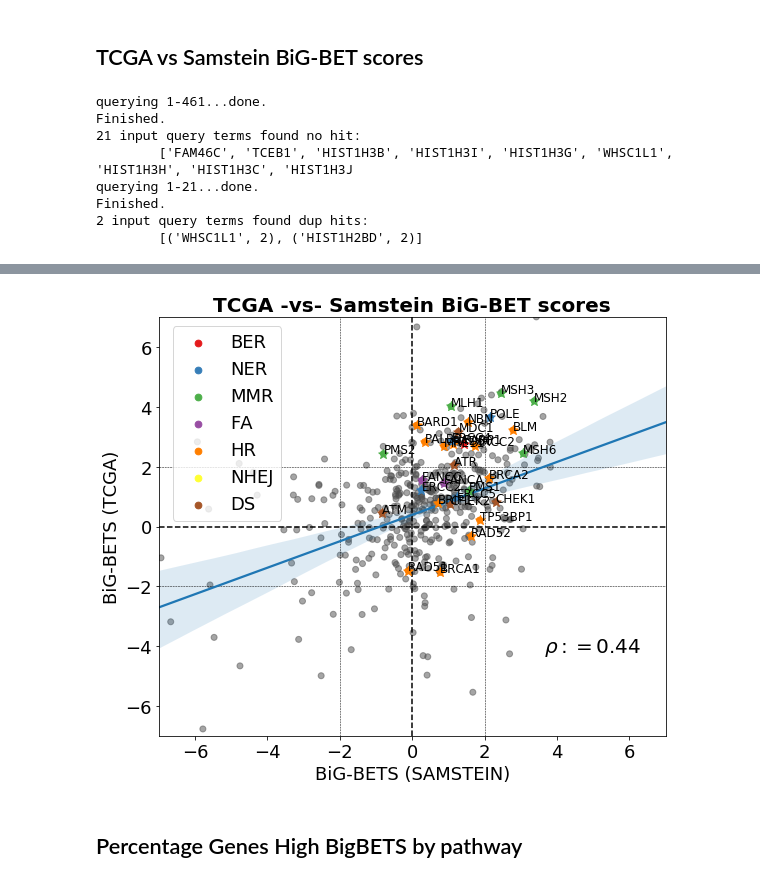
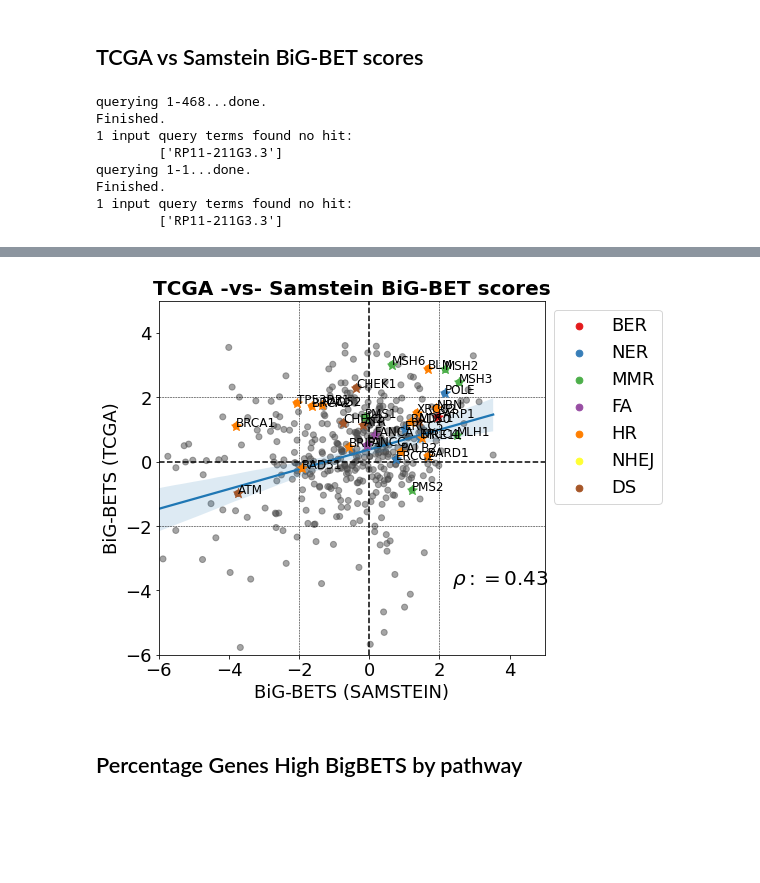
Before and after one commit to wweir827/BIGBETS, a Jupyter notebook: notebooks/tcga_rewiring_fullnetwork_plots.ipynb, the cells around one changed output, grey strips where cells are left out. Drawn from its saved outputs; the diff is of its cells as text; code cells hidden in the pictures; blank space fills up the shorter version.

```diff
--- a/notebooks/tcga_rewiring_fullnetwork_plots.ipynb
+++ b/notebooks/tcga_rewiring_fullnetwork_plots.ipynb
@@ -437,7 +551,7 @@ f,a=plt.subplots(2,4,figsize=(28,14))
 
 #adjusting position of the embedded figures ( these get changed with subplots_adjust)
 rects=[[.3,.05,.45,.4],[.55,.05,.45,.4],[.75,.05,.45,.4],[.97,.05,.45,.4],
-      [.27,-.1,.45,.4],[.55,-.1,.45,.4],[.8,-.15,.45,.4]]
+      [.3,-.12,.45,.4],[.55,-.12,.45,.4],[.75,-.12,.45,.4]]
 
 for ii,ind in enumerate(pathways2use):
     a=plt.subplot(2,4,ii+1)
@@ -449,7 +563,7 @@ for ii,ind in enumerate(pathways2use):
                                               snv_indel_df=tcga_snv_indel_df)
 
     a.step(x1, ecdf1, color=red, label='observed', zorder=3, linewidth=2)
-    a.hlines(y=.5, xmin=0, xmax=5, linestyle='--')
+    a.hlines(y=.5, xmin=0, xmax=5, linestyle='--',color='k')
     #     a.plot(x,ecdf,color='g',label='all')
     a.step(x_cat, mean_ecdf, color=blue, label='sampled avg', linewidth=2)
     # a.set_title("{:}({:d} genes / {:d} samples)".format(path, len(path_ind), nsamps), fontsize=20,
@@ -512,12 +799,12 @@ plt.show()
 # %%
 
 cut=.05
-high_zscore_genes=all_big_bets.iloc[np.where(np.logical_and(all_big_bets['zscore_tcga']>0,
+high_zscore_genes=all_big_bets.iloc[np.where(np.logical_and(all_big_bets['bigbets']>0,
          all_big_bets['padj_tcga']<cut))[0],:].index.values
 print(len(high_zscore_genes))
 
-high_zscore_genes=all_big_bets.sort_values(ascending=False,by='zscore_tcga').iloc[:50,:].index.values
-low_zscore_genes=all_big_bets.sort_values(by='zscore_tcga',ascending=True).index[:50]
+high_zscore_genes=all_big_bets.sort_values(ascending=False,by='bigbets').iloc[:50,:].index.values
+low_zscore_genes=all_big_bets.sort_values(by='bigbets',ascending=True).index[:50]
 
 # high_zscore_genes=all_big_bets.iloc[np.where(all_big_bets['padj_tcga']<cut)[0],:].index.values
 print(len(high_zscore_genes))
@@ -819,7 +1106,3 @@ plt.show()
 [figure]
 # %% [markdown]
 # Supplemental Figures
-# %%
-for path,genes in ddr_obj.path_2_genes_dict.items():
-    print(path)
-    print(np.isin(genes,tcga_spec_by_genes.columns))
@@ -1033,7 +1289,7 @@ plt.show()
 # %%
 genes2keep=['ATR',"CHEK1"]
 
-smaller_runs_dir=os.path.join(sub_samples_dir,"smaller_runs")
+smaller_runs_dir=os.path.join(bigbets.file_locations.bipartite_samples_dir,"sampled_data/tcga_all_genes_high/smaller_runs_300")
 data_files=[ os.path.join(smaller_runs_dir,f) for f in os.listdir(smaller_runs_dir) if re.search("genes.pickle",f)]
 
 #we keep track of the mean tmb for each gene and each sample across all runs
@@ -1169,7 +1425,7 @@ plt.show()
 # %% [markdown]
 ## TCGA vs Samstein BiG-BET scores
 # %%
-samstein_bigbet_scores=pd.read_csv(os.path.join(samples_dir,'samstein_rewiring_zscores.csv'),index_col=0)
+samstein_bigbet_scores=pd.read_csv(bigbets.file_locations.bigbet_scores_samstein_file,index_col=0)
 
 #match names if needed
 orig_names=samstein_bigbet_scores.index
@@ -1177,10 +1433,10 @@ new_names=bigbets.name_matching_scripts.match_names_to_symbols(samstein_bigbet_s
 samstein_bigbet_scores.index=new_names
 samstein_bigbet_scores.index.isin(all_big_bets.index)
 
-samstein_bigbet_scores['zscore_tcga_samstein_filt']=samstein_bigbet_scores['zscore_tcga']
-samstein_bigbet_scores['zscore_tcga']=all_big_bets.loc[samstein_bigbet_scores.index.intersection(all_big_bets.index),'zscore_tcga']
+samstein_bigbet_scores['bigbets_samstein']=samstein_bigbet_scores['bigbets']
+samstein_bigbet_scores['bigbets_tcga']=all_big_bets.loc[samstein_bigbet_scores.index.intersection(all_big_bets.index),'bigbets']
 samstein_bigbet_scores['path']=list(map(lambda x: ddr_obj.gene_2_path_dict.get(x,['None'])[0],samstein_bigbet_scores.index))
-
+samstein_bigbet_scores=samstein_bigbet_scores.loc[~samstein_bigbet_scores['bigbets_tcga'].isna(),:]
 
 # outfile=os.path.join(graphics_dir,"samstein_vs_tcga_allgenelevel_permutation_test.png")
 outfile=os.path.join(supplements_dir,'samstein_vs_tcga_allgenelevel_permutation_test.pdf')
@@ -1194,25 +1450,25 @@ samstein_bigbet_scores['ddr_col']=samstein_bigbet_scores['path'].apply(lambda x
 
 
 plt.close()
-f,a=plt.subplots(1,1,figsize=(8,7))
+f,a=plt.subplots(1,1,figsize=(8,6))
 
 
 
 a=plt.subplot(1,1,1)
-x=samstein_bigbet_scores['zscore_samstein'].values
-y=samstein_bigbet_scores['zscore_tcga_samstein_filt'].values
+x=samstein_bigbet_scores['bigbets_tcga'].values
+y=samstein_bigbet_scores['bigbets_samstein'].values
 slope,inter,_,_,_=stats.linregress(x,y)
 r2,pval=stats.pearsonr(x,y)
 
-sizes=samstein_bigbet_scores['size_samstein']/2
+sizes=samstein_bigbet_scores['gene_mut_cnt']/2
 a.scatter(x,y,c=samstein_bigbet_scores['ddr_col'].values)
-sbn.regplot(x='zscore_samstein',y='zscore_tcga_samstein_filt',data=samstein_bigbet_scores,ax=a,scatter=False)
+sbn.regplot(x='bigbets_tcga',y='bigbets_samstein',data=samstein_bigbet_scores,ax=a,scatter=False)
 
 
 #add annotations
 # ts=[]
 # for gene in samstein_bigbet_scores.index:
-#     x=samstein_bigbet_scores.loc[gene,'zscore_samstein']
+#     x=samstein_bigbet_scores.loc[gene,'bigbets_samstein']
 #     y=samstein_bigbet_scores.loc[gene,'zscore_tcga_samstein_filt']
 #     if  x>0 or y>0:
 #         sign= -1 if y>x*slope+inter else 1
@@ -1229,18 +1485,18 @@ sbn.regplot(x='zscore_samstein',y='zscore_tcga_samstein_filt',data=samstein_bigb
 
 for gene in samstein_bigbet_scores.index:
     if gene in ddr_filt_only.index:
-        x=samstein_bigbet_scores.loc[gene,'zscore_samstein']
-        y=samstein_bigbet_scores.loc[gene,'zscore_tcga_samstein_filt']
+        x=samstein_bigbet_scores.loc[gene,'bigbets_tcga']
+        y=samstein_bigbet_scores.loc[gene,'bigbets_samstein']
         a.scatter(x,y,c=samstein_bigbet_scores.loc[gene,'ddr_col'],s=100,marker="*",zorder=3)
         a.text(s=gene,x=x,y=y,fontsize=12)
 
 leg1=[]
 for path in paths:
     if path in ddr_path_bigbets.index:
-#         a.scatter(ddr_path_zscore.loc[path,'zscore_samstein'],ddr_path_zscore.loc[path,'zscore_tcga_samstein_filt'],
+#         a.scatter(ddr_path_zscore.loc[path,'bigbets_samstein'],ddr_path_zscore.loc[path,'zscore_tcga_samstein_filt'],
 #                   marker='o',facecolor='none',edgecolor=path2coldict[path],linewidth=3,s=1000)
         leg1+=[a.scatter([],[],s=45,color=path2coldict[path])]
-Leg1=Legend(a, leg1, paths, bbox_to_anchor=(.01, 1),loc=2,fontsize=18)
+Leg1=Legend(a, leg1, paths, bbox_to_anchor=(1, 1),loc=2,fontsize=18)
 
 a.text(x=.76,y=.2,s=r"$\rho:={:.2f}$".format(r2),
        transform=a.transAxes,fontsize=20,fontweight="bold")
@@ -1251,29 +1507,29 @@ a.set_ylabel("BiG-BETS (TCGA)",fontsize=18)
 
 a.add_artist(Leg1)
 
-a.set_ylim([-7,7])
+a.set_ylim([-6,5])
 ymin,ymax=a.get_ylim()
-a.vlines(x=0,ymin=ymin,ymax=ymax,linestyle='--')
-a.vlines(x=2,ymin=ymin,ymax=ymax,linestyle='--',linewidth=.5)
-a.vlines(x=-2,ymin=ymin,ymax=ymax,linestyle='--',linewidth=.5)
+a.vlines(x=0,ymin=ymin,ymax=ymax,linestyle='--',color='k')
+a.vlines(x=2,ymin=ymin,ymax=ymax,linestyle='--',linewidth=.5,color='k')
+a.vlines(x=-2,ymin=ymin,ymax=ymax,linestyle='--',linewidth=.5,color='k')
 
-a.set_xlim([-7,7])
+a.set_xlim([-6,5])
 xmin,xmax=a.get_xlim()
-a.hlines(y=0,xmin=xmin,xmax=xmax,linestyle='--')
-a.hlines(y=-2,xmin=xmin,xmax=xmax,linestyle='--',linewidth=.5)
-a.hlines(y=2,xmin=xmin,xmax=xmax,linestyle='--',linewidth=.5)
+a.hlines(y=0,xmin=xmin,xmax=xmax,linestyle='--',color='k')
+a.hlines(y=-2,xmin=xmin,xmax=xmax,linestyle='--',linewidth=.5,color='k')
+a.hlines(y=2,xmin=xmin,xmax=xmax,linestyle='--',linewidth=.5,color='k')
 
 
 
-f.subplots_adjust(top=.93,bottom=.1,right=.98,left=.1)
+f.subplots_adjust(top=.93,bottom=.11,right=.78,left=.11)
 f.savefig(outfile,dpi=200)
 plt.show()
 # %% [output]
-querying 1-461...done.
+querying 1-468...done.
 Finished.
-21 input query terms found no hit:
-        ['FAM46C', 'TCEB1', 'HIST1H3B', 'HIST1H3I', 'HIST1H3G', 'WHSC1L1', 'HIST1H3H', 'HIST1H3C', 'HIST1H3J
-querying 1-21...done.
+1 input query terms found no hit:
+        ['RP11-211G3.3']
+querying 1-1...done.
 Finished.
-2 input query terms found dup hits:
-        [('WHSC1L1', 2), ('HIST1H2BD', 2)]
+1 input query terms found no hit:
+        ['RP11-211G3.3']
@@ -1297,4 +1553,4 @@ Finished.
-[figure, old version]
+[figure, new version]
 # %% [markdown]
 ## Percentage Genes High BigBETS by pathway
 # %%
```
Also changed, not shown: parts of 25 cells of this notebook, 7 other files.
